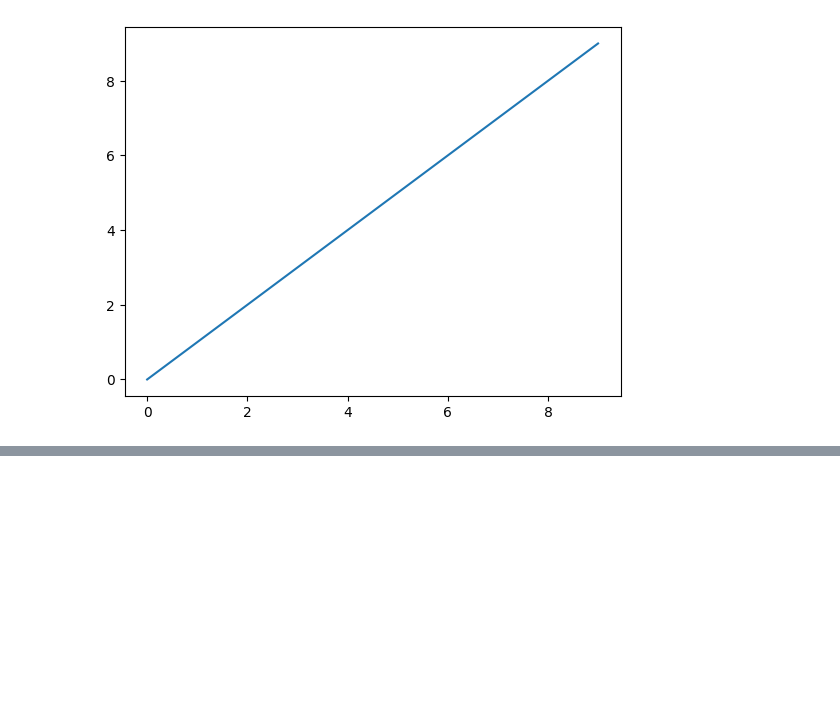
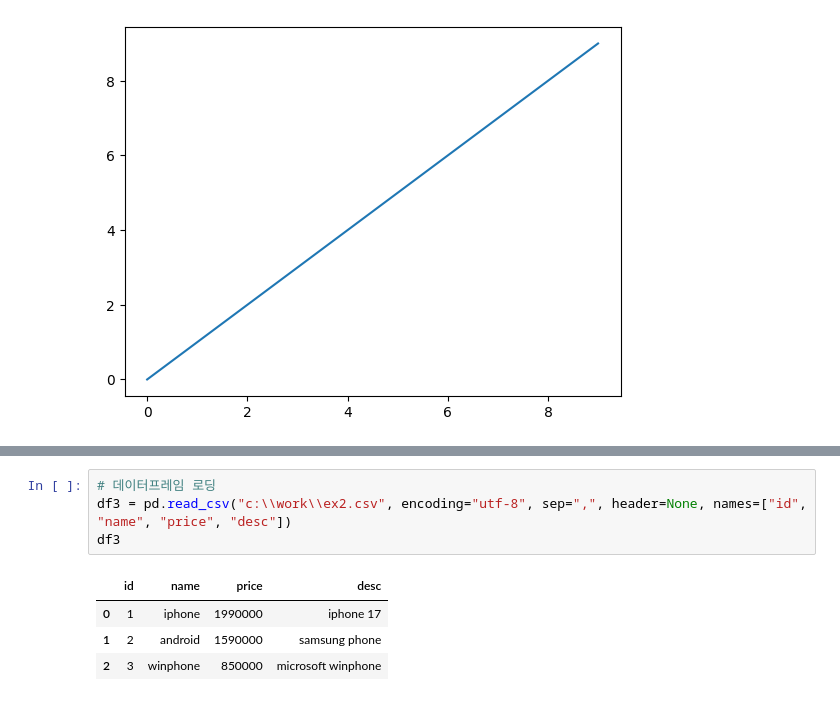
Before and after one commit to namuecores-bit/namuecores, a Jupyter notebook: DemoPandas.ipynb, the cells around one changed output, grey strips where cells are left out. Drawn from its saved outputs; the diff is of its cells as text; blank space fills up the shorter version.

```diff
--- a/DemoPandas.ipynb
+++ b/DemoPandas.ipynb
@@ -12,0 +91,9 @@ plt.plot(np.arange(10))
+# %%
+# 데이터프레임 로딩
+df3 = pd.read_csv("c:\\work\\ex2.csv", encoding="utf-8", sep=",", header=None, names=["id", "name", "price", "desc"])
+df3
+# %% [output]
+|  | id | name | price | desc |
+| 0 | 1 | iphone | 1990000 | iphone 17 |
+| 1 | 2 | android | 1590000 | samsung phone |
+| 2 | 3 | winphone | 850000 | microsoft winphone |
```
Also changed, not shown: parts of 10 cells of this notebook, 14 other files.
